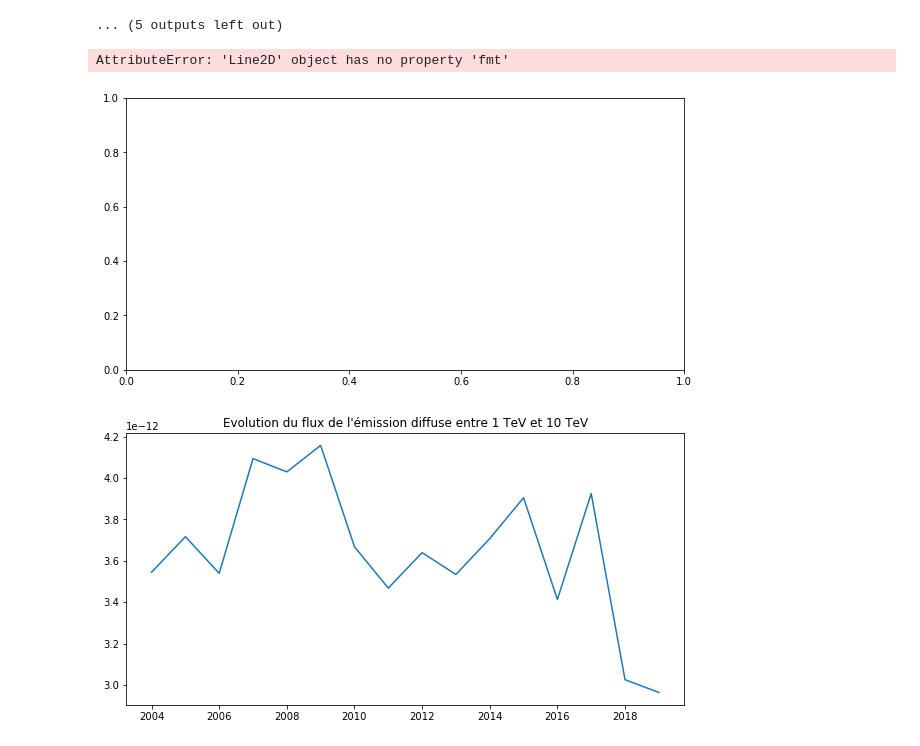
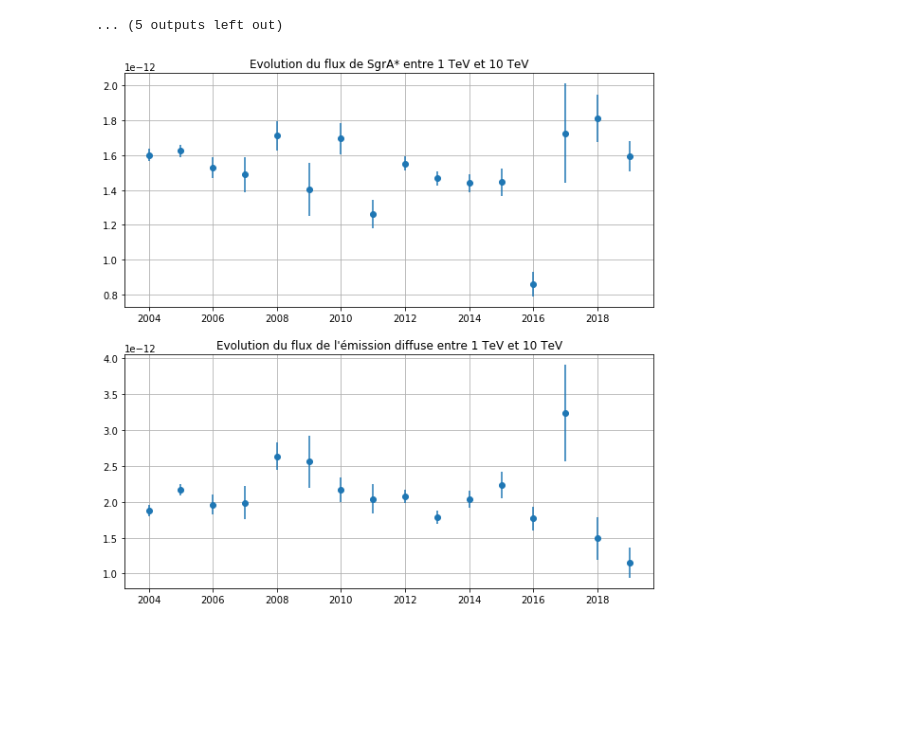
Before and after one commit to SamZouari/hess, a Jupyter notebook: notebooks0.15/evolutionGC_withDE.ipynb, the cells around one changed output. Drawn from its saved outputs; the diff is of its cells as text; code cells hidden in the pictures; blank space fills up the shorter version.

```diff
--- a/notebooks0.15/evolutionGC_withDE.ipynb
+++ b/notebooks0.15/evolutionGC_withDE.ipynb
@@ -193,13 +196,9 @@ for year in range(2004,2020):
 %%time
 
 results_per_year = dict()
-fit_year = dict()
 
 for year in range(2004,2020):
     fit = Fit([mapdataset_dict[year]])
     result = fit.run()
-
-
-    results_per_year[year] = result
-    fit_year[year] = fit
+    results_per_year[year] = result.parameters.to_table()
 # %% [output]
@@ -295,10 +277,12 @@ plt.savefig("../../hess_results/cartes_residus1.pdf")
 ... (5 outputs left out)
 # %%
 def CalculateFluxFromModels(year, emin, emax):
-    diffuse_model , GC_model = mapdataset_dict[year].models
+    GC_model,diffuse_model  = mapdataset_dict[year].models
 
-    #amplitude = GC_model.amplitude
-    #amp_err
+    amplitudeGC = results_per_year[year]['value'][2]
+    amp_errGC = results_per_year[year]['error'][2]
+    amplitudediff = results_per_year[year]['value'][7]
+    amp_errdiff = results_per_year[year]['error'][7]
 
     if isinstance(emin, u.Quantity):
         diffuse_flux = diffuse_model.spectral_model.integral(emin, emax)
@@ -310,7 +294,7 @@ def CalculateFluxFromModels(year, emin, emax):
         diffuse_flux = diffuse_model.spectral_model.integral(emin, emax)
         GC_flux = GC_model.spectral_model.integral(emin, emax)
 
-    return diffuse_flux, GC_flux#, amplitude, amp_err
+    return diffuse_flux, GC_flux, amplitudeGC, amp_errGC, amplitudediff, amp_errdiff
 
     #diffuse_index = diffuse_model.spectral_model.index.value
     #diffuse_amp = diffuse_model.spectral_model.amplitude.value
@@ -318,48 +302,49 @@ def CalculateFluxFromModels(year, emin, emax):
     #GC_index = GC_model.spectral_model.index.value
     #GC_amp = GC_model.spectral_model.amplitude.value
 # %%
-emin = 1*u.TeV
+emin = 1.0*u.TeV
 emax = 10*u.TeV
 resGC = []
 resdiff = []
-amps = []
-amp_errs = []
+ampsGC = []
+amp_errsGC = []
+ampsdiff = []
+amp_errsdiff = []
 
 for year in range(2004,2020):
-    dif , GC = CalculateFluxFromModels(year, emin, emax)
+    dif , GC, amp, amp_err, ampdiff, amp_errdiff = CalculateFluxFromModels(year, emin, emax)
     resGC.append(GC.value)
     resdiff.append(dif.value)
-    #amps.append(amp.value)
-    #amp_err.append(amp_err.value)
+    ampsGC.append(amp)
+    amp_errsGC.append(amp_err)
+    ampsdiff.append(ampdiff)
+    amp_errsdiff.append(amp_errdiff)
 
-plt.figure(figsize=(10,5))
-#ax1 = plt.subplot(2,1,1)
-#ax2 = plt.subplot(2,1,2)
+plt.figure(figsize=(10,10))
 
-#yerr = resGC/amps*amp_errs
 
-plt.plot(range(2004,2020) , resGC, fmt='o')# ax=ax1)
+resGC = np.asarray(resGC)
+amps = np.asarray(amps)
+amp_errs = np.asarray(amp_errs)
+resdiff = np.asarray(resdiff)
+ampsdiff = np.asarray(ampsdiff)
+amp_errsdiff = np.asarray(amp_errsdiff)
+
+yerr = (resGC/amps)*amp_errs
+yerrdiff = (resdiff/ampsdiff)*amp_errsdiff
+
+
+ax1 = plt.subplot(2,1,1)
+
+plt.errorbar(range(2004,2020) , resGC, yerr=yerr, fmt='o')# ax=ax1)
 plt.title("Evolution du flux de SgrA* entre 1 TeV et 10 TeV")
+plt.grid()
 
-#plt.plot(range(2004,2020) , resdiff, ax=ax2)
-#plt.title("Evolution du flux de SgrA* entre 1 TeV et 10 TeV")
+ax2 = plt.subplot(2,1,2)
+plt.errorbar(range(2004,2020) , resdiff, yerr=yerrdiff, fmt='o')
+plt.title("Evolution du flux de l'émission diffuse entre 1 TeV et 10 TeV")
+plt.grid()
 
-#plt.savefig("../../hess_results/GCflux_evolution1.pdf")
+#plt.savefig("../../hess_results/GCDEflux_evolution_indexfixe_normfixe05_10.pdf")
 # %% [output]
-AttributeError: 'Line2D' object has no property 'fmt'
-[figure, old version]
+[figure, new version]
-# %%
-emin = 1*u.TeV
-emax = 10*u.TeV
-res = []
-
-for year in range(2004,2020):
-    dif , GC = CalculateFluxFromModels(year, emin, emax)
-    res.append(dif.value)
-
-plt.figure(figsize=(10,5))
-plt.plot(range(2004,2020) , res)
-plt.title("Evolution du flux de l'émission diffuse entre 1 TeV et 10 TeV")
-plt.savefig("../../hess_results/GCflux_evolution3.pdf")
-# %% [output]
-[figure, removed]
```
Also changed, not shown: parts of 16 cells of this notebook.
